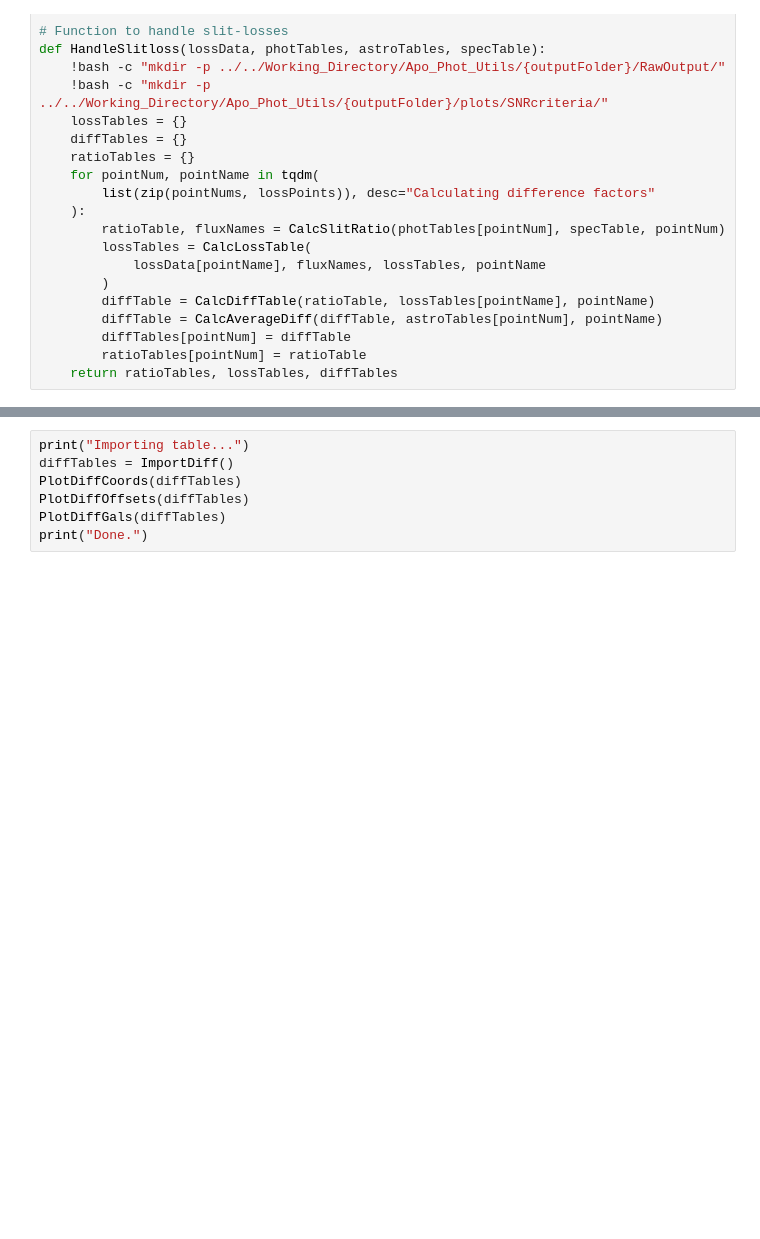
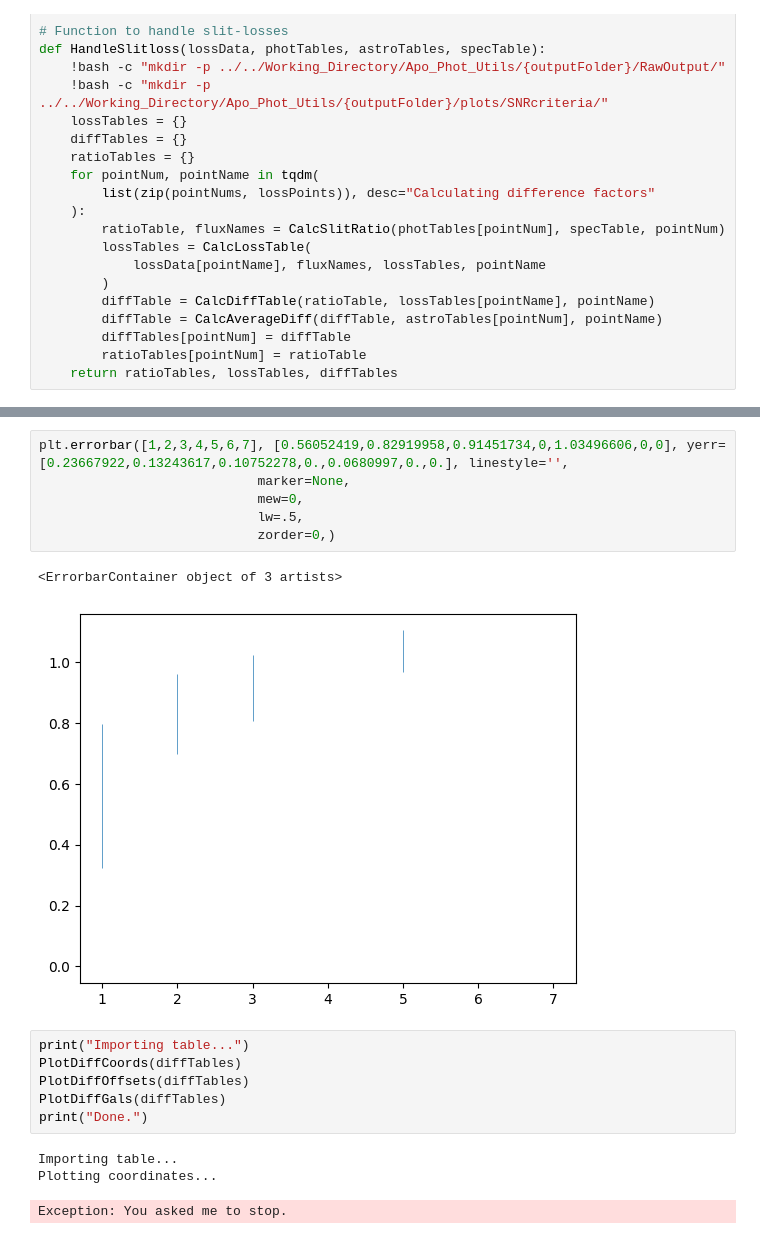
Before and after one commit to ImaanBontle/apo-phot, a Jupyter notebook: Utils/Filter_Throughput.ipynb, the cells around one changed output, grey strips where cells are left out. Saved outputs shown, nothing was run; the diff lists cells and outputs as text; blank space fills up the shorter version.

```diff
--- a/Utils/Filter_Throughput.ipynb
+++ b/Utils/Filter_Throughput.ipynb
@@ -1000,10 +1053,22 @@ print("\nDone.")
+# %%
+plt.errorbar([1,2,3,4,5,6,7], [0.56052419,0.82919958,0.91451734,0,1.03496606,0,0], yerr=[0.23667922,0.13243617,0.10752278,0.,0.0680997,0.,0.], linestyle='',
+                            marker=None,
+                            mew=0,
+                            lw=.5,
+                            zorder=0,)
+# %% [output]
+<ErrorbarContainer object of 3 artists>
+[figure, added]
 # %%
 print("Importing table...")
-diffTables = ImportDiff()
 PlotDiffCoords(diffTables)
 PlotDiffOffsets(diffTables)
 PlotDiffGals(diffTables)
 print("Done.")
+# %% [output]
+Importing table...
+Plotting coordinates...
+Exception: You asked me to stop.
 # %%
 plt.close("all")
 
```
Also changed, not shown: parts of 4 cells of this notebook.
